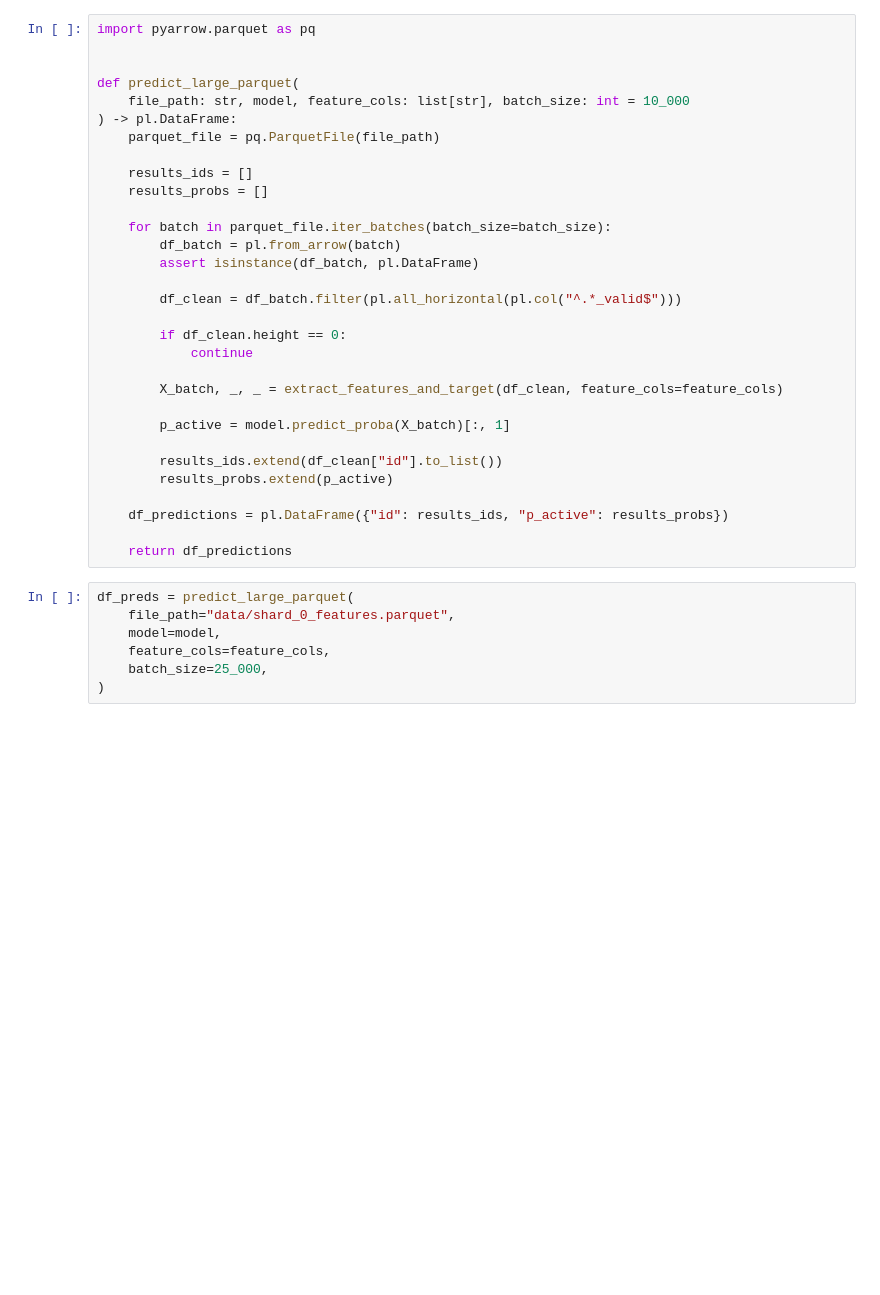
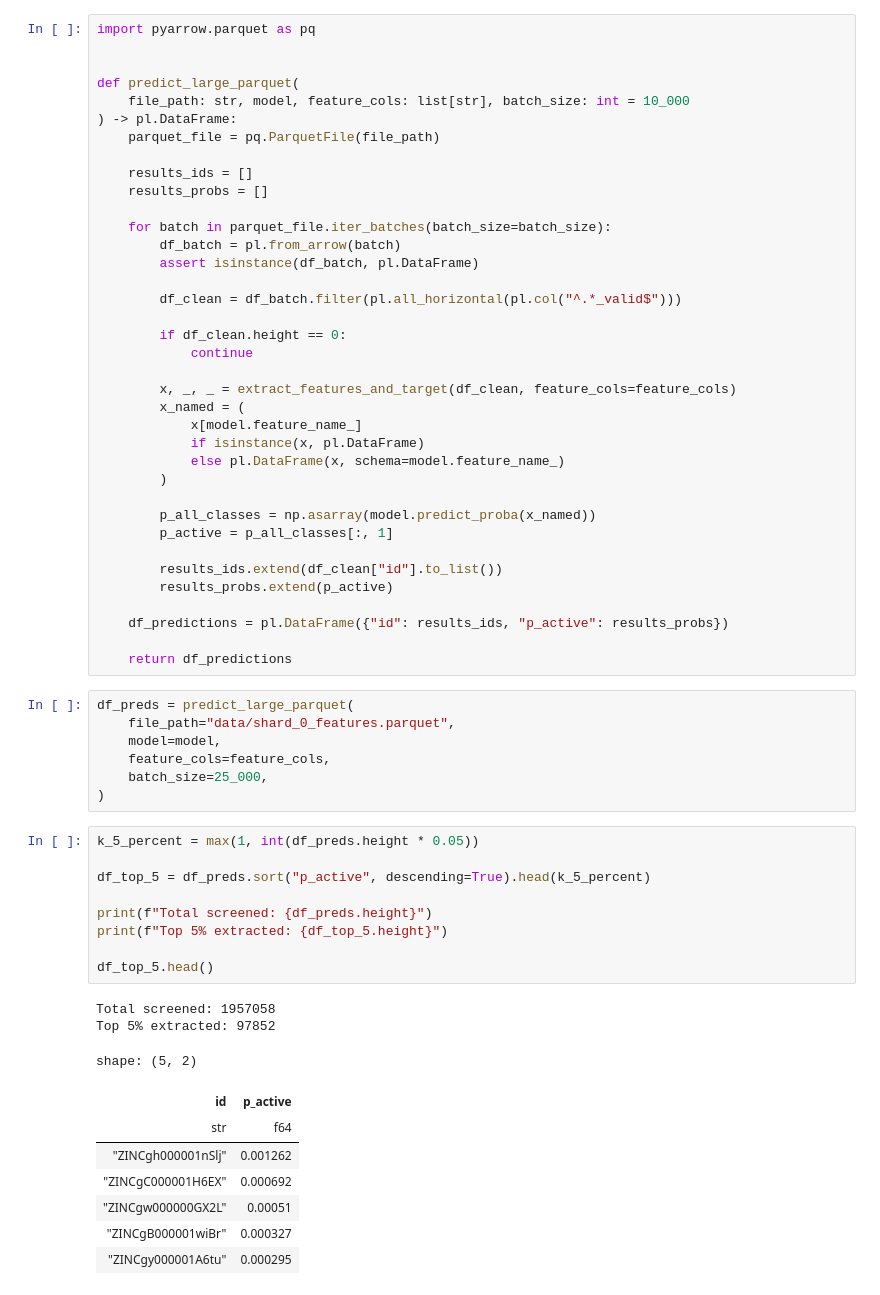
Before and after one commit to mmicatka/lynceus, a Jupyter notebook: modules/local/surrogate_model/notebooks/surrogate_model.limited.features.ipynb, the cells around one changed output. Drawn from its saved outputs; the diff is of its cells as text; blank space fills up the shorter version.

```diff
--- a/modules/local/surrogate_model/notebooks/surrogate_model.limited.features.ipynb
+++ b/modules/local/surrogate_model/notebooks/surrogate_model.limited.features.ipynb
@@ -225,9 +225,15 @@ def predict_large_parquet(
         if df_clean.height == 0:
             continue
 
-        X_batch, _, _ = extract_features_and_target(df_clean, feature_cols=feature_cols)
+        x, _, _ = extract_features_and_target(df_clean, feature_cols=feature_cols)
+        x_named = (
+            x[model.feature_name_]
+            if isinstance(x, pl.DataFrame)
+            else pl.DataFrame(x, schema=model.feature_name_)
+        )
 
-        p_active = model.predict_proba(X_batch)[:, 1]
+        p_all_classes = np.asarray(model.predict_proba(x_named))
+        p_active = p_all_classes[:, 1]
 
         results_ids.extend(df_clean["id"].to_list())
         results_probs.extend(p_active)
@@ -242,3 +248,23 @@ df_preds = predict_large_parquet(
     feature_cols=feature_cols,
     batch_size=25_000,
 )
+# %%
+k_5_percent = max(1, int(df_preds.height * 0.05))
+
+df_top_5 = df_preds.sort("p_active", descending=True).head(k_5_percent)
+
+print(f"Total screened: {df_preds.height}")
+print(f"Top 5% extracted: {df_top_5.height}")
+
+df_top_5.head()
+# %% [output]
+Total screened: 1957058
+Top 5% extracted: 97852
+shape: (5, 2)
+| id | p_active |
+| str | f64 |
+| "ZINCgh000001nSlj" | 0.001262 |
+| "ZINCgC000001H6EX" | 0.000692 |
+| "ZINCgw000000GX2L" | 0.00051 |
+| "ZINCgB000001wiBr" | 0.000327 |
+| "ZINCgy000001A6tu" | 0.000295 |
```
Also changed, not shown: parts of 2 cells of this notebook, 1 other file.
